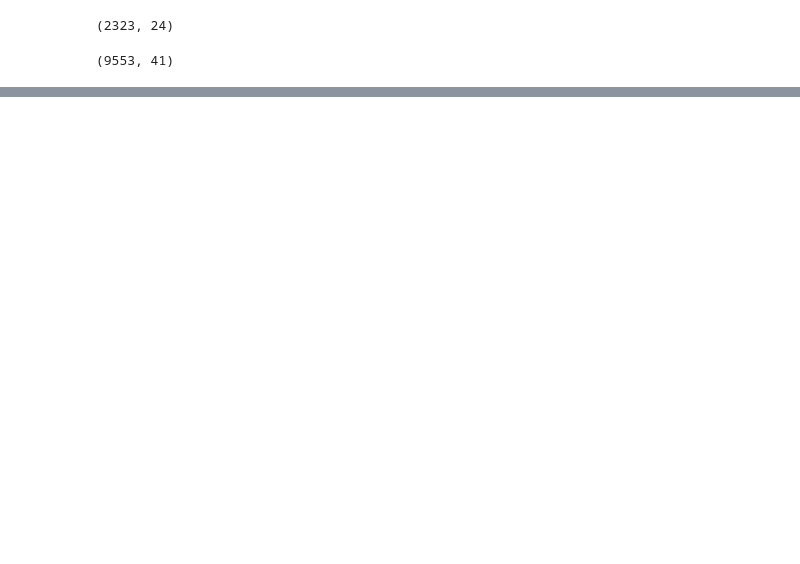
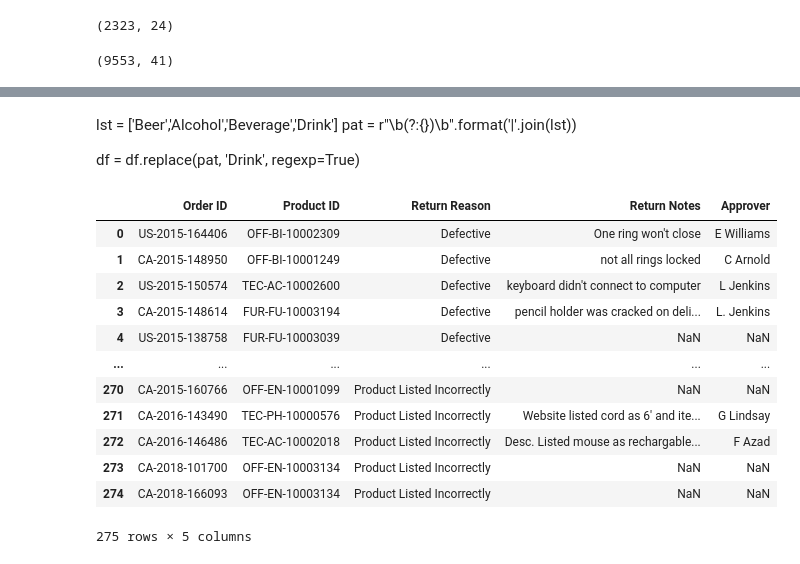
Before and after one commit to DUanalytics/pyJupyter, a Jupyter notebook: 21-TBprep/TBprep1.ipynb, the cells around one changed output, grey strips where cells are left out. Saved outputs shown, nothing was run; the diff lists cells and outputs as text; code cells hidden in the pictures; blank space fills up the shorter version.

```diff
--- a/21-TBprep/TBprep1.ipynb
+++ b/21-TBprep/TBprep1.ipynb
@@ -92,0 +463,3 @@ AttributeError: 'str' object has no attribute 'shape'
+# %%
+# remove Spaces - Trim
+returnReasonsDF['Notes'] = returnReasonsDF.Notes.str.strip()
@@ -92,0 +475,3 @@ AttributeError: 'str' object has no attribute 'shape'
+# %%
+# Split string column into two new columns
+returnReasonsDF[['Return Notes', 'Approver']] = returnReasonsDF.Notes.str.split("-", expand = True)
@@ -92,0 +520,22 @@ AttributeError: 'str' object has no attribute 'shape'
+# %% [markdown]
+lst = ['Beer','Alcohol','Beverage','Drink']
+pat = r"\b(?:{})\b".format('|'.join(lst))
+
+df = df.replace(pat, 'Drink', regexp=True)
+# %%
+#returnReasonsDF = RR.copy()
+returnReasonsDF
+# %% [output]
+|  | Order ID | Product ID | Return Reason | Return Notes | Approver |
+| 0 | US-2015-164406 | OFF-BI-10002309 | Defective | One ring won't close | E Williams |
+| 1 | CA-2015-148950 | OFF-BI-10001249 | Defective | not all rings locked | C Arnold |
+| 2 | US-2015-150574 | TEC-AC-10002600 | Defective | keyboard didn't connect to computer | L Jenkins |
+| 3 | CA-2015-148614 | FUR-FU-10003194 | Defective | pencil holder was cracked on deli... | L. Jenkins |
+| 4 | US-2015-138758 | FUR-FU-10003039 | Defective | NaN | NaN |
+| ... | ... | ... | ... | ... | ... |
+| 270 | CA-2015-160766 | OFF-EN-10001099 | Product Listed Incorrectly | NaN | NaN |
+| 271 | CA-2016-143490 | TEC-PH-10000576 | Product Listed Incorrectly | Website listed cord as 6' and ite... | G Lindsay |
+| 272 | CA-2016-146486 | TEC-AC-10002018 | Product Listed Incorrectly | Desc. Listed mouse as rechargable... | F Azad |
+| 273 | CA-2018-101700 | OFF-EN-10003134 | Product Listed Incorrectly | NaN | NaN |
+| 274 | CA-2018-166093 | OFF-EN-10003134 | Product Listed Incorrectly | NaN | NaN |
+275 rows × 5 columns
```
Also changed, not shown: parts of 72 cells of this notebook.
